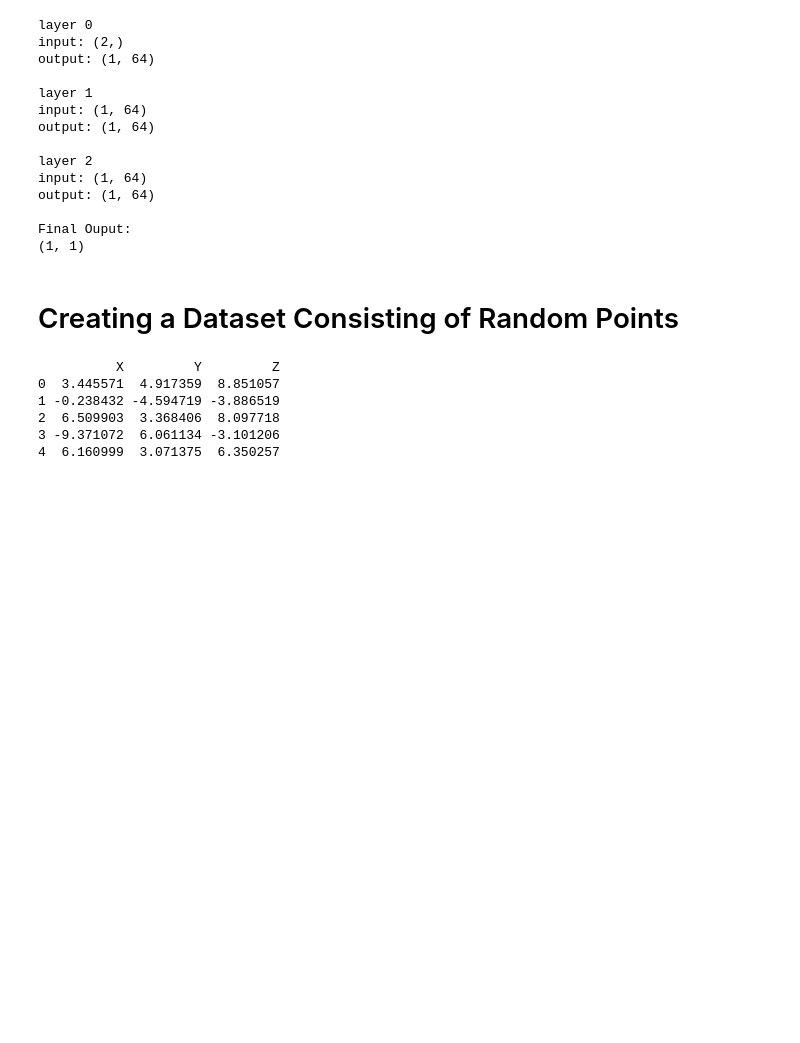
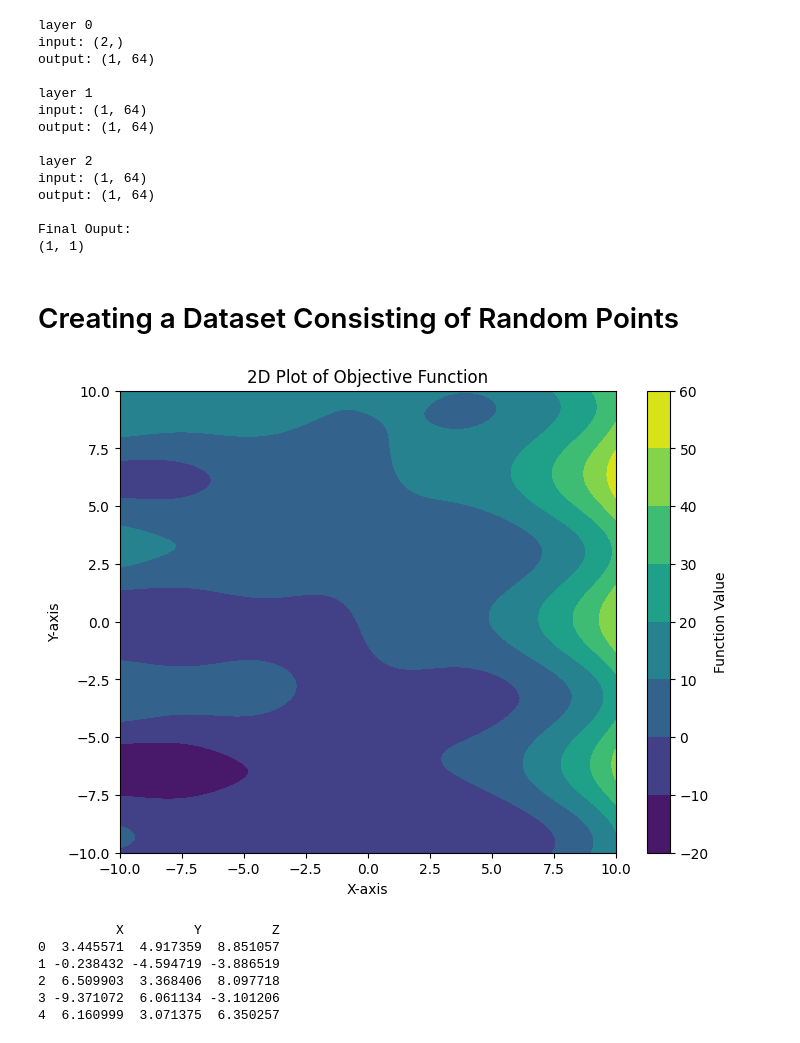
Before and after one commit to Aisuko/notebooks, a Jupyter notebook: data_science/implementing-multilayer-perceptron-with-numpy.ipynb, the cells around one changed output. Drawn from its saved outputs; the diff is of its cells as text; code cells hidden in the pictures; blank space fills up the shorter version.

```diff
--- a/data_science/implementing-multilayer-perceptron-with-numpy.ipynb
+++ b/data_science/implementing-multilayer-perceptron-with-numpy.ipynb
@@ -133,5 +134,28 @@ Final Ouput:
 (1, 1)
 # %% [markdown]
 # Creating a Dataset Consisting of Random Points
+# %%
+# Define a random function with two inputs
+def random_function(x, y):
+    return (np.sin(x) + x * np.cos(y) + y + 3**(x/3))
+
+# Generate a grid of x and y values
+x = np.linspace(-10, 10, 100)
+y = np.linspace(-10, 10, 100)
+X, Y = np.meshgrid(x, y)
+
+# Compute the output of the random function
+Z = random_function(X, Y)
+
+# Create a 2D plot
+plt.figure(figsize=(8, 6))
+contour = plt.contourf(X, Y, Z, cmap='viridis')
+plt.colorbar(contour, label='Function Value')
+plt.title('2D Plot of Objective Function')
+plt.xlabel('X-axis')
+plt.ylabel('Y-axis')
+plt.show()
+# %% [output]
+[figure, added]
 # %%
 import pandas as pd
```
Also changed, not shown: parts of 16 cells of this notebook.
